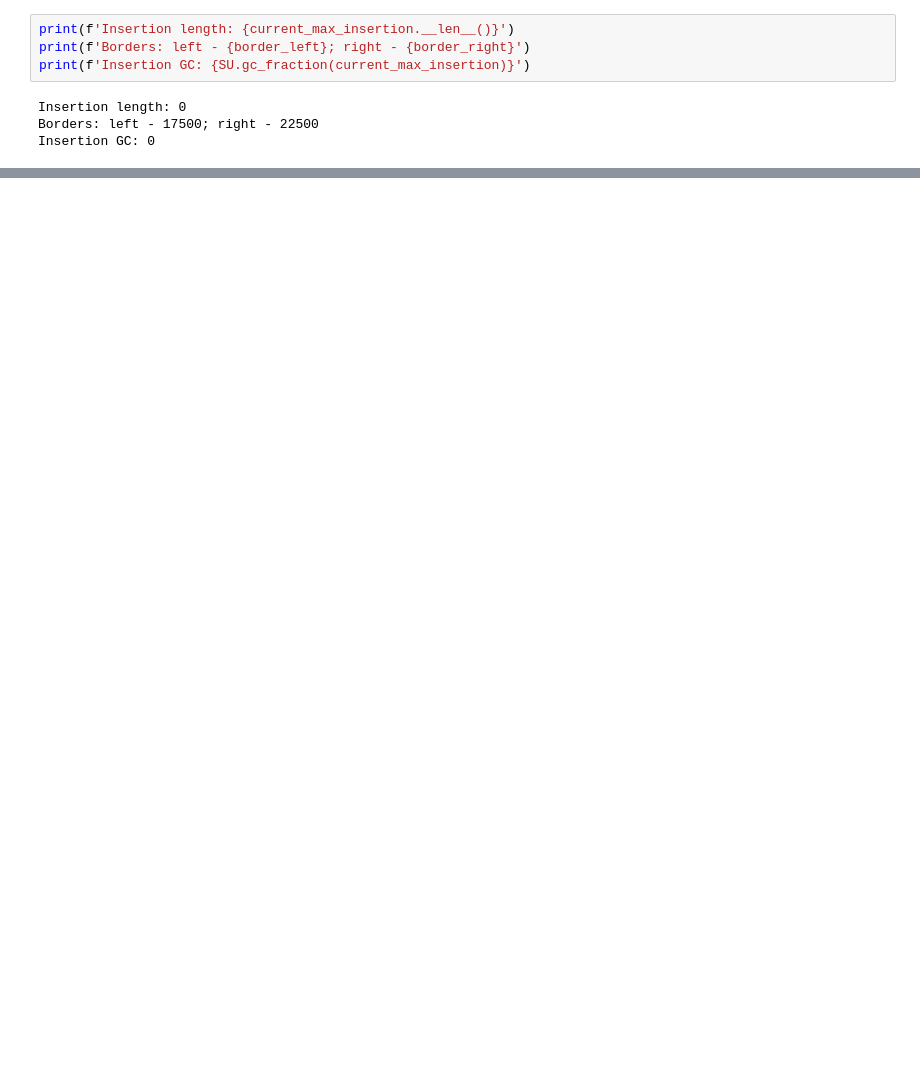
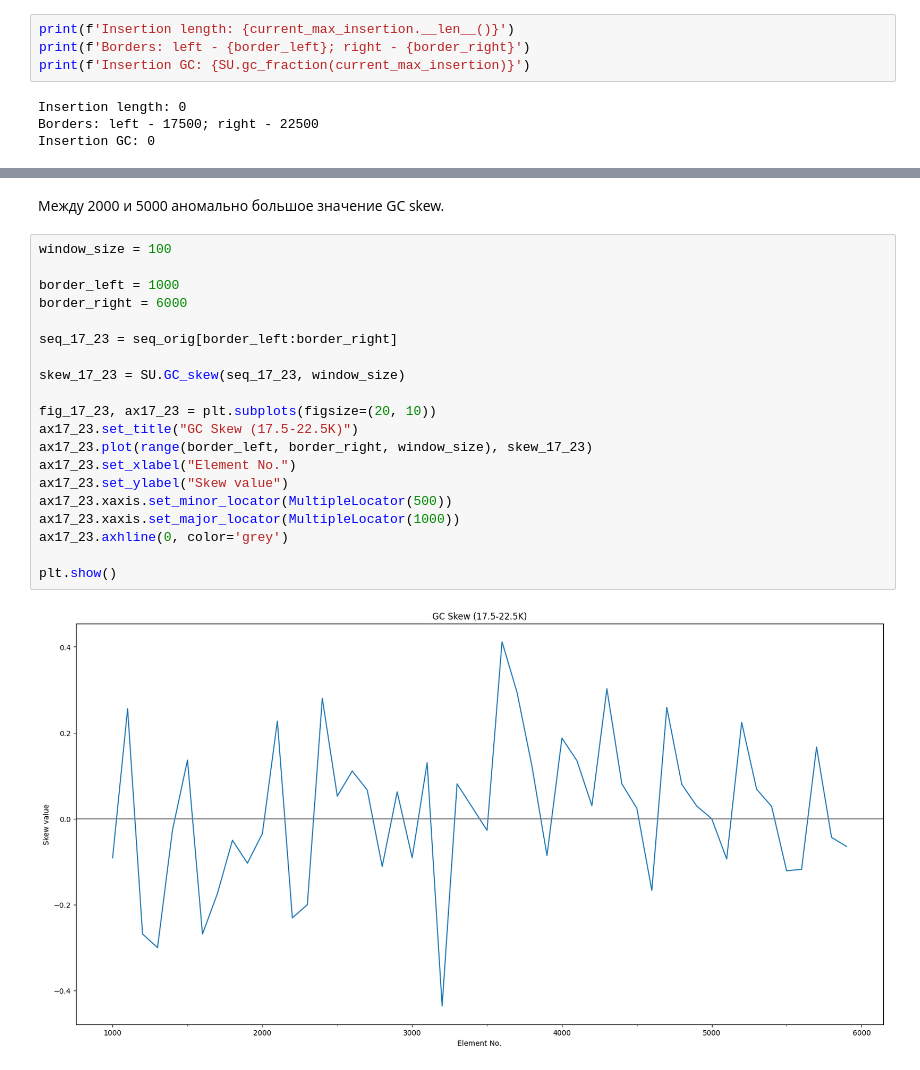
Before and after one commit to Nickitarius/fatsa_contest, a Jupyter notebook: case1.ipynb, the cells around one changed output, grey strips where cells are left out. Drawn from its saved outputs; the diff is of its cells as text; blank space fills up the shorter version.

```diff
--- a/case1.ipynb
+++ b/case1.ipynb
@@ -186,0 +332,24 @@ Insertion GC: 0
+# %% [markdown]
+Между 2000 и 5000 аномально большое значение GC skew.
+# %%
+window_size = 100
+
+border_left = 1000
+border_right = 6000
+
+seq_17_23 = seq_orig[border_left:border_right]
+
+skew_17_23 = SU.GC_skew(seq_17_23, window_size)
+
+fig_17_23, ax17_23 = plt.subplots(figsize=(20, 10))
+ax17_23.set_title("GC Skew (17.5-22.5K)")
+ax17_23.plot(range(border_left, border_right, window_size), skew_17_23)
+ax17_23.set_xlabel("Element No.")
+ax17_23.set_ylabel("Skew value")
+ax17_23.xaxis.set_minor_locator(MultipleLocator(500))
+ax17_23.xaxis.set_major_locator(MultipleLocator(1000))
+ax17_23.axhline(0, color='grey')
+
+plt.show()
+# %% [output]
+[figure, added]
```
Also changed, not shown: parts of 20 cells of this notebook.
